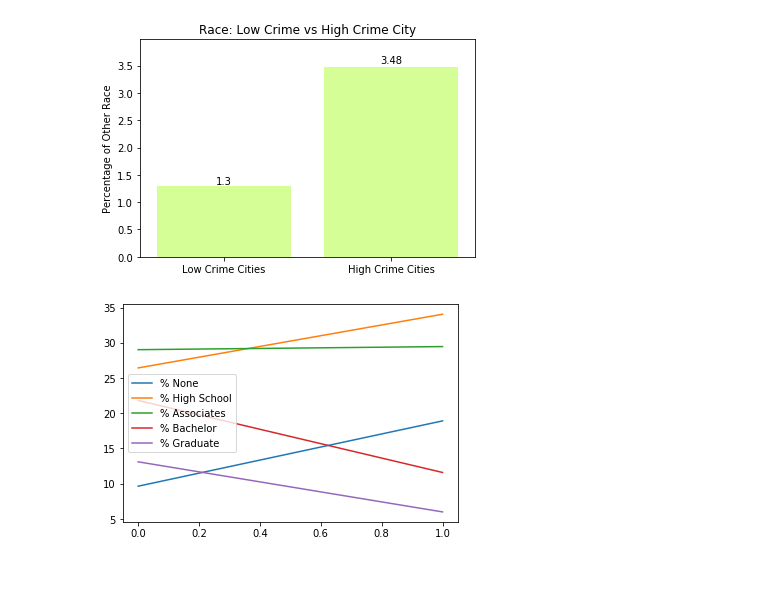
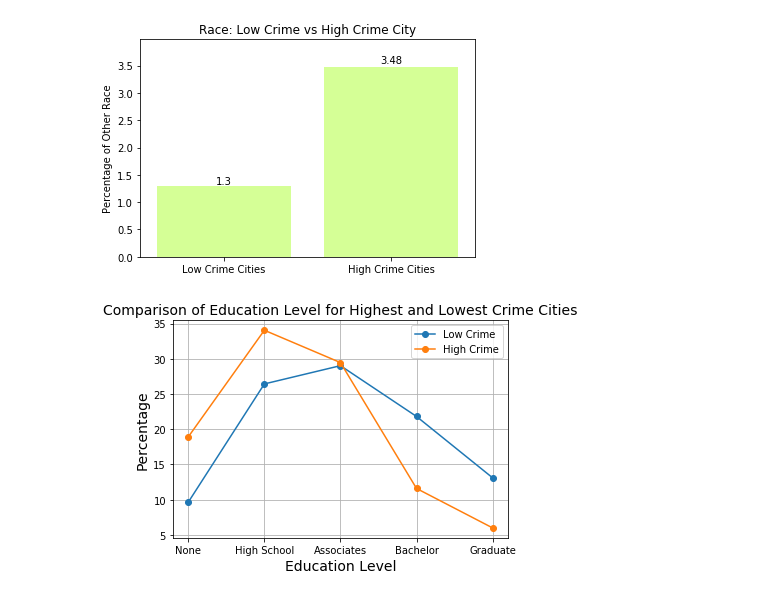
Before and after one commit to temidayo1234/National_ViolentCrime_Analysis, a Jupyter notebook: Analysis/Summary-Tables-Charts/Summary Tables Charts.ipynb, the cells around one changed output. Drawn from its saved outputs; the diff is of its cells as text; code cells hidden in the pictures.

Commit message:
Completed the line charts for school enrollment and level of education

```diff
--- a/Analysis/Summary-Tables-Charts/Summary Tables Charts.ipynb
+++ b/Analysis/Summary-Tables-Charts/Summary Tables Charts.ipynb
@@ -366,8 +358,36 @@ educationsummarytable=pd.read_csv("Data/education_summary_table.csv")
-# %%
-#x_axis_data = educationsummarytable["Low/High"]
-#none=educationsummarytable["% None"]
-#plt.plot(x_axis_data, none)
-#plt.show()
-lines = educationsummarytable.plot.line()
-# %% [output]
-[figure, removed]
+# %%
+educationsummarytable=pd.read_csv("Data/education_summary_table.csv")
+#Reconfigure dataframe for line chart
+lcnone=educationsummarytable["% None"][0]
+lchs=educationsummarytable["% High School"][0]
+lcas=educationsummarytable["% Associates"][0]
+lcba=educationsummarytable["% Bachelor"][0]
+lcgr=educationsummarytable["% Graduate"][0]
+hcnone=educationsummarytable["% None"][1]
+hchs=educationsummarytable["% High School"][1]
+hcas=educationsummarytable["% Associates"][1]
+hcba=educationsummarytable["% Bachelor"][1]
+hcgr=educationsummarytable["% Graduate"][1]
+neweducation = {'Education':["None","High School","Associates","Bachelor","Graduate"],
+                'Low Crime Cities': [lcnone,lchs,lcas,lcba,lcgr],
+                'High Crime Cities': [hcnone,hchs,hcas,hcba,hcgr]}
+neweducation_df= pd.DataFrame(neweducation)
+#plot line chart
+x_axis_data = np.arange(len(neweducation_df["Education"]))
+tick_locations = [value for value in x_axis_data]
+low=neweducation_df["Low Crime Cities"]
+high=neweducation_df["High Crime Cities"]
+plt.plot(x_axis_data, low, label="Low Crime", marker='o')
+plt.plot(x_axis_data, high, label="High Crime", marker='o')
+plt.xticks(tick_locations, neweducation_df["Education"])
+plt.legend(loc='best')
+plt.title('Comparison of Education Level for Highest and Lowest Crime Cities', fontsize=14)
+plt.xlabel('Education Level', fontsize=14)
+plt.ylabel('Percentage', fontsize=14)
+plt.grid(True)
+
+# Save our graph and show the graph
+plt.savefig("Results/education.png")
+plt.show()
+# %% [output]
+[figure, added]
```
Also changed, not shown: parts of 5 cells of this notebook, 3 other files.
